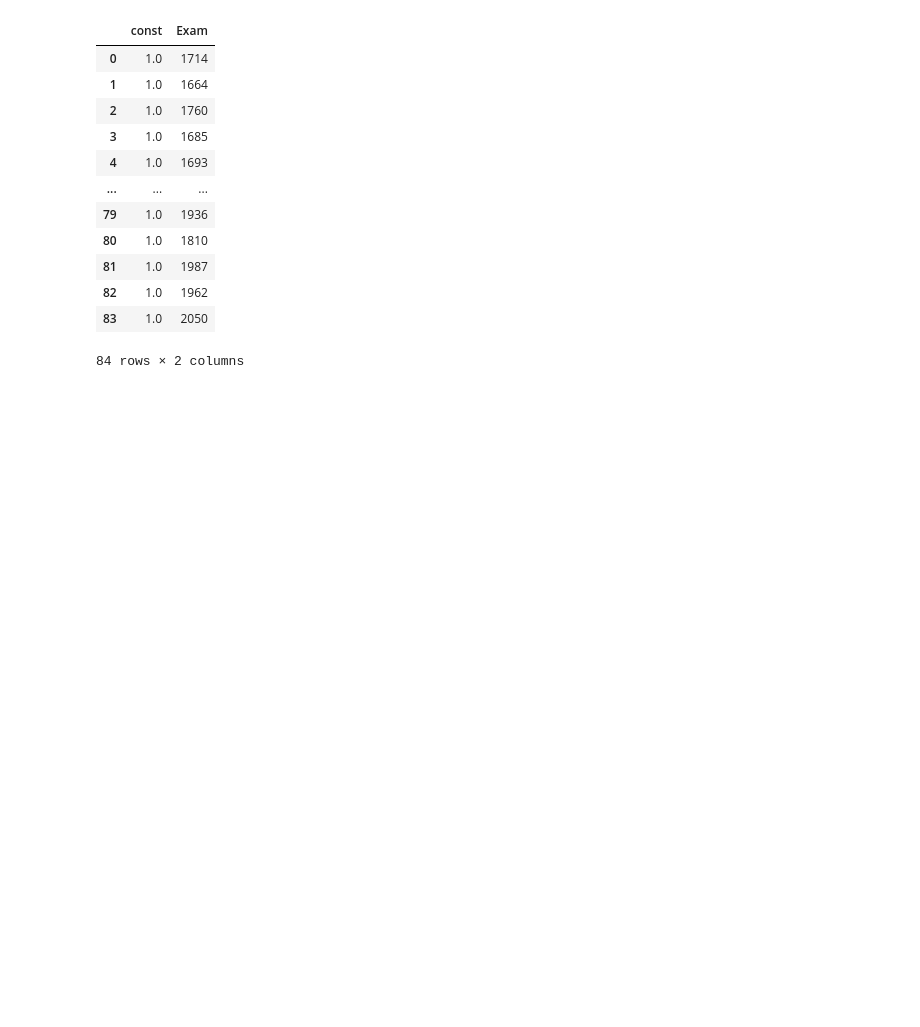
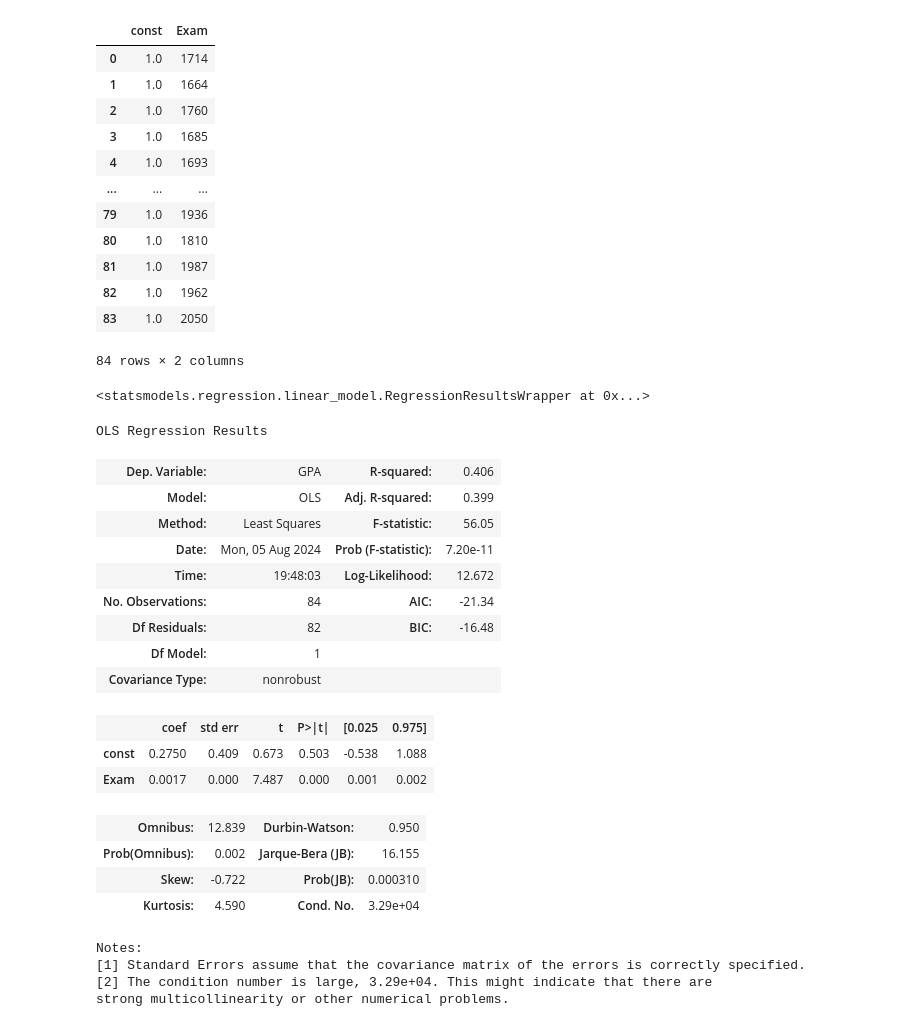
Before and after one commit to saromaddy/classlearning, a Jupyter notebook: ml.ipynb, the cells around one changed output. Saved outputs shown, nothing was run; the diff lists cells and outputs as text; code cells hidden in the pictures; blank space fills up the shorter version.

```diff
--- a/ml.ipynb
+++ b/ml.ipynb
@@ -60,0 +67,28 @@ x
+# %%
+result
+# %% [output]
+<statsmodels.regression.linear_model.RegressionResultsWrapper at 0x...>
+# %%
+result.summary() #summary check (OPTIONAL)
+# %% [output]
+OLS Regression Results
+| Dep. Variable: | GPA | R-squared: | 0.406 |
+| Model: | OLS | Adj. R-squared: | 0.399 |
+| Method: | Least Squares | F-statistic: | 56.05 |
+| Date: | Mon, 05 Aug 2024 | Prob (F-statistic): | 7.20e-11 |
+| Time: | 19:48:03 | Log-Likelihood: | 12.672 |
+| No. Observations: | 84 | AIC: | -21.34 |
+| Df Residuals: | 82 | BIC: | -16.48 |
+| Df Model: | 1 |  |  |
+| Covariance Type: | nonrobust |  |  |
+|  | coef | std err | t | P>|t| | [0.025 | 0.975] |
+| const | 0.2750 | 0.409 | 0.673 | 0.503 | -0.538 | 1.088 |
+| Exam | 0.0017 | 0.000 | 7.487 | 0.000 | 0.001 | 0.002 |
+| Omnibus: | 12.839 | Durbin-Watson: | 0.950 |
+| Prob(Omnibus): | 0.002 | Jarque-Bera (JB): | 16.155 |
+| Skew: | -0.722 | Prob(JB): | 0.000310 |
+| Kurtosis: | 4.590 | Cond. No. | 3.29e+04 |
+Notes:
+[1] Standard Errors assume that the covariance matrix of the errors is correctly specified.
+[2] The condition number is large, 3.29e+04. This might indicate that there are
+strong multicollinearity or other numerical problems.
```
Also changed, not shown: parts of 11 cells of this notebook.
